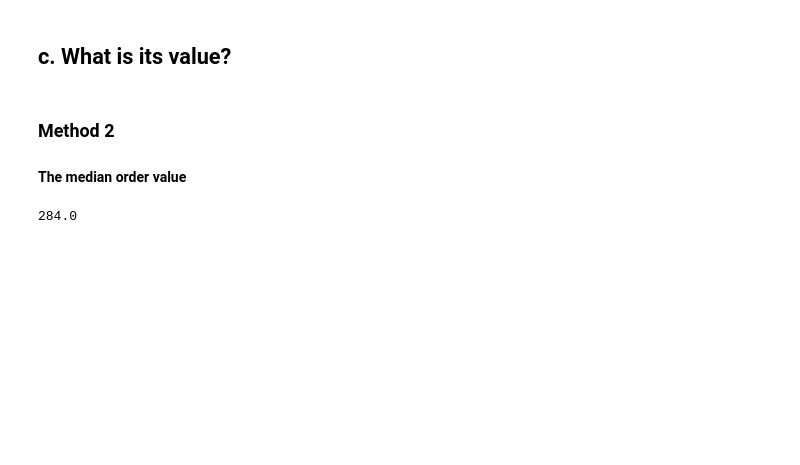
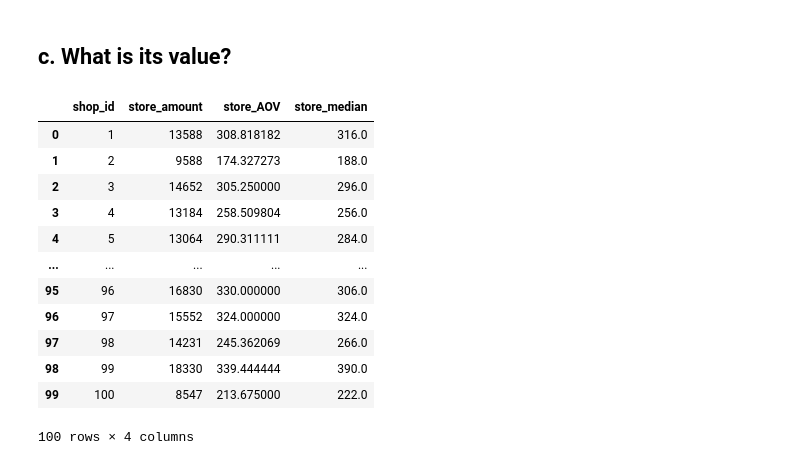
Before and after one commit to gracelzr/shopify-summer-intern-challenge, a Jupyter notebook: shopify challenge.ipynb, the cells around one changed output. Saved outputs shown, nothing was run; the diff lists cells and outputs as text; code cells hidden in the pictures; blank space fills up the shorter version.

```diff
--- a/shopify challenge.ipynb
+++ b/shopify challenge.ipynb
@@ -211,9 +205,26 @@ df[df.shop_id == 42]
 # %% [markdown]
 ## c. What is its value?
-# %% [markdown]
-### Method 2
-#### The median order value
-# %%
-df.order_amount.median()
-# %% [output]
-284.0
+# %%
+# Get the total order amount for each store
+store_amount = df.groupby('shop_id').order_amount.sum().reset_index(name="store_amount")
+store_aov = df.groupby('shop_id').order_amount.mean().reset_index(name="store_AOV")
+store_median = df.groupby('shop_id').order_amount.median().reset_index(name="store_median")
+# %%
+final_df = [store_amount, store_aov['store_AOV'], store_median['store_median']]
+final_df = pd.concat(final_df, axis=1)
+# %%
+final_df
+# %% [output]
+|  | shop_id | store_amount | store_AOV | store_median |
+| 0 | 1 | 13588 | 308.818182 | 316.0 |
+| 1 | 2 | 9588 | 174.327273 | 188.0 |
+| 2 | 3 | 14652 | 305.250000 | 296.0 |
+| 3 | 4 | 13184 | 258.509804 | 256.0 |
+| 4 | 5 | 13064 | 290.311111 | 284.0 |
+| ... | ... | ... | ... | ... |
+| 95 | 96 | 16830 | 330.000000 | 306.0 |
+| 96 | 97 | 15552 | 324.000000 | 324.0 |
+| 97 | 98 | 14231 | 245.362069 | 266.0 |
+| 98 | 99 | 18330 | 339.444444 | 390.0 |
+| 99 | 100 | 8547 | 213.675000 | 222.0 |
+100 rows × 4 columns
```
Also changed, not shown: parts of 2 cells of this notebook, 1 other file.
